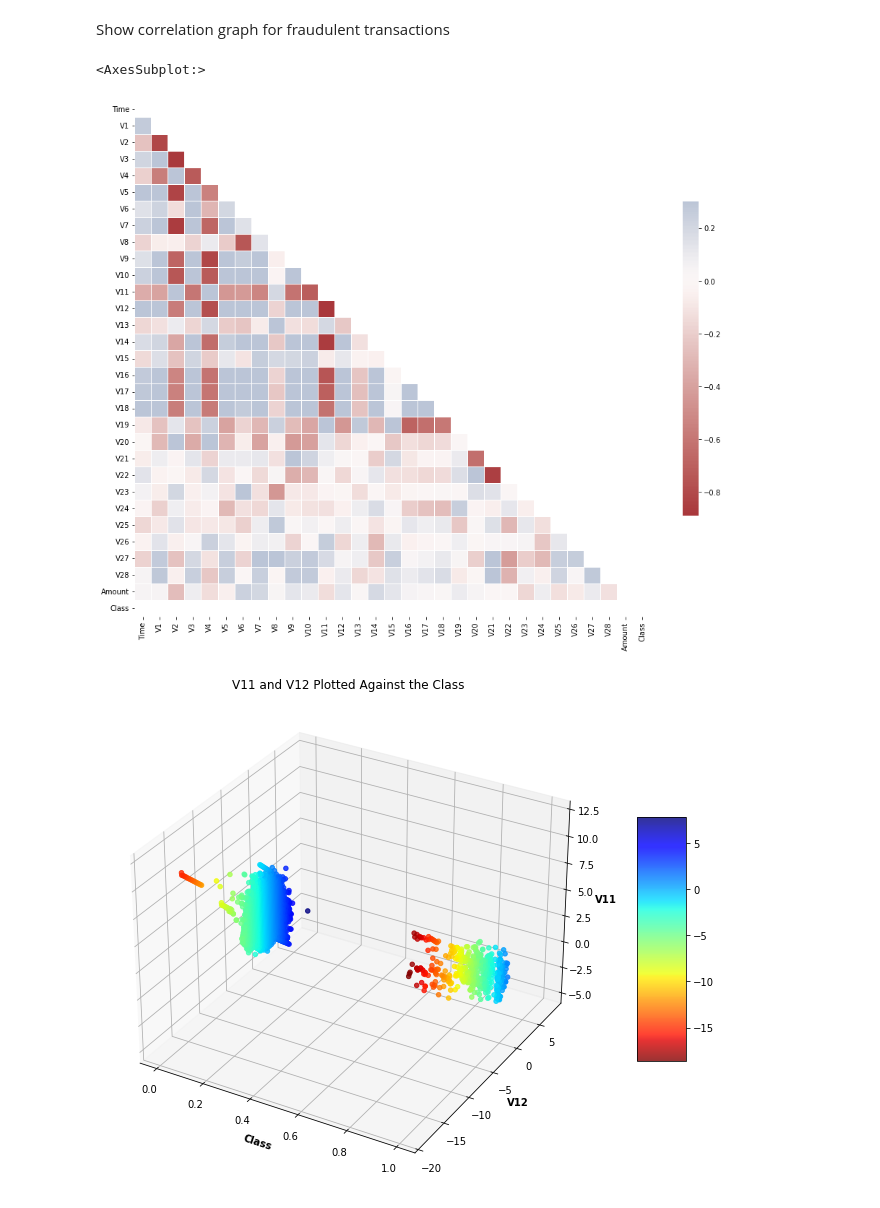
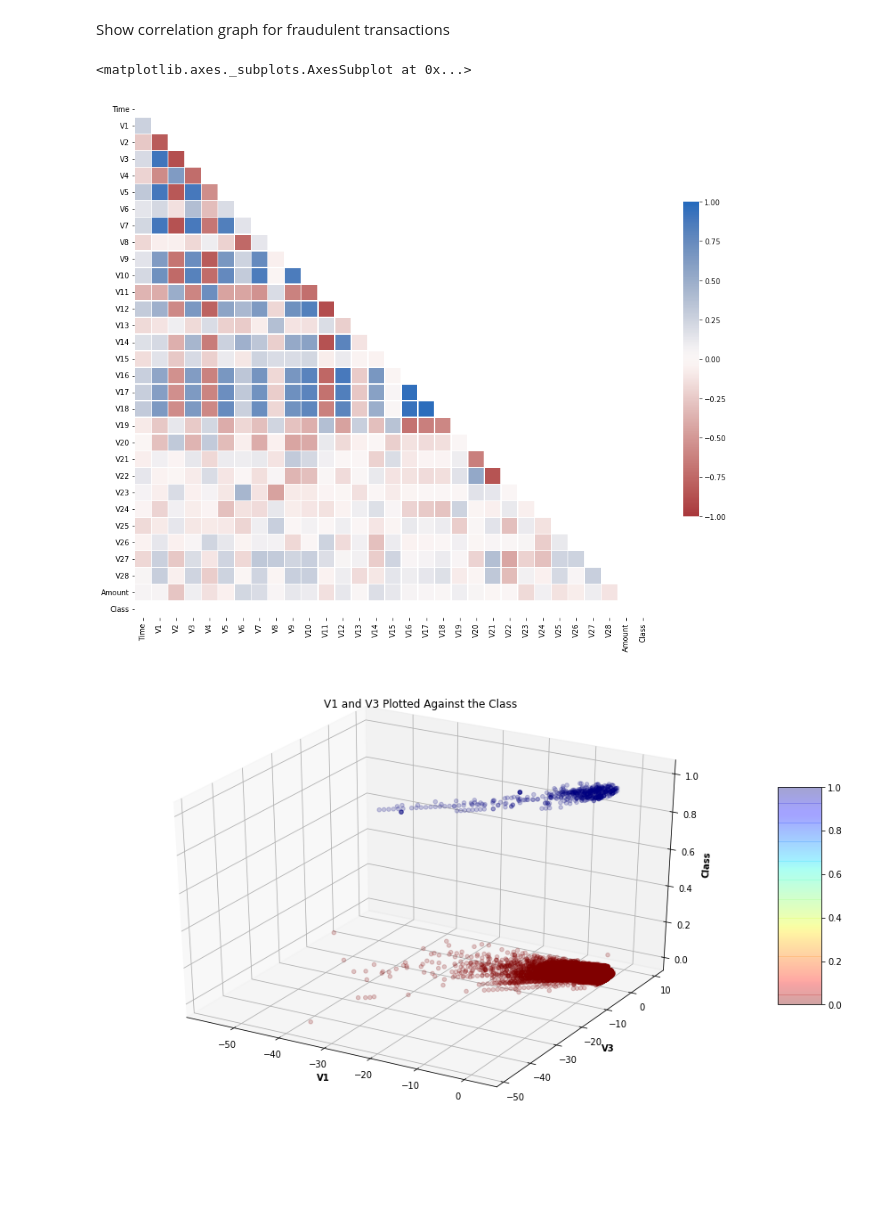
Before and after one commit to JonatDenner/CLAI_CW1, a Jupyter notebook: Untitled.ipynb, the cells around one changed output. Saved outputs shown, nothing was run; the diff lists cells and outputs as text; code cells hidden in the pictures; blank space fills up the shorter version.

```diff
--- a/Untitled.ipynb
+++ b/Untitled.ipynb
@@ -43,39 +44,39 @@ f, ax = plt.subplots(figsize=(16, 16))
 cmap = sns.color_palette("vlag_r", as_cmap=True)
 
 # Draw the heatmap with the mask and correct aspect ratio
-sns.heatmap(corr, mask=mask, cmap=cmap, vmax=.3, center=0,
+sns.heatmap(corr, mask=mask, cmap=cmap,  vmin=-1, vmax=1, center=0,
             square=True, linewidths=.5, cbar_kws={"shrink": .5})
 # %% [output]
-<AxesSubplot:>
+<matplotlib.axes._subplots.AxesSubplot at 0x...>
-[figure, old version]
+[figure, new version]
 # %%
-z = df["V11"]
-y = df["V12"]
-x = df["Class"]
+x = df["V1"]
+y = df["V3"]
+z = df["Class"]
 
 fig = plt.figure(figsize = (16, 9))
 ax = plt.axes(projection ="3d")
 
 # Add x, y gridlines
 ax.grid(visible = True, color ='grey',
         linestyle ='-.', linewidth = 0.3,
         alpha = 0.2)
 
 my_cmap = plt.get_cmap('jet_r')
 
 # Creating plot
 sctt = ax.scatter3D(x, y, z,
-                    alpha = 0.8,
-                    c = (y),
+                    alpha = 0.2,
+                    c = (z),
                     cmap = my_cmap)
 
-plt.title("V11 and V12 Plotted Against the Class")
-ax.set_xlabel('Class', fontweight ='bold')
-ax.set_ylabel('V12', fontweight ='bold')
-ax.set_zlabel('V11', fontweight ='bold')
+plt.title("V1 and V3 Plotted Against the Class")
+ax.set_zlabel('Class', fontweight ='bold')
+ax.set_ylabel('V3', fontweight ='bold')
+ax.set_xlabel('V1', fontweight ='bold')
 fig.colorbar(sctt, ax = ax, shrink = 0.5, aspect = 5)
 
 # show plot
 plt.show()
 # %% [output]
-[figure, old version]
+[figure, new version]
```
Also changed, not shown: parts of 6 cells of this notebook.
